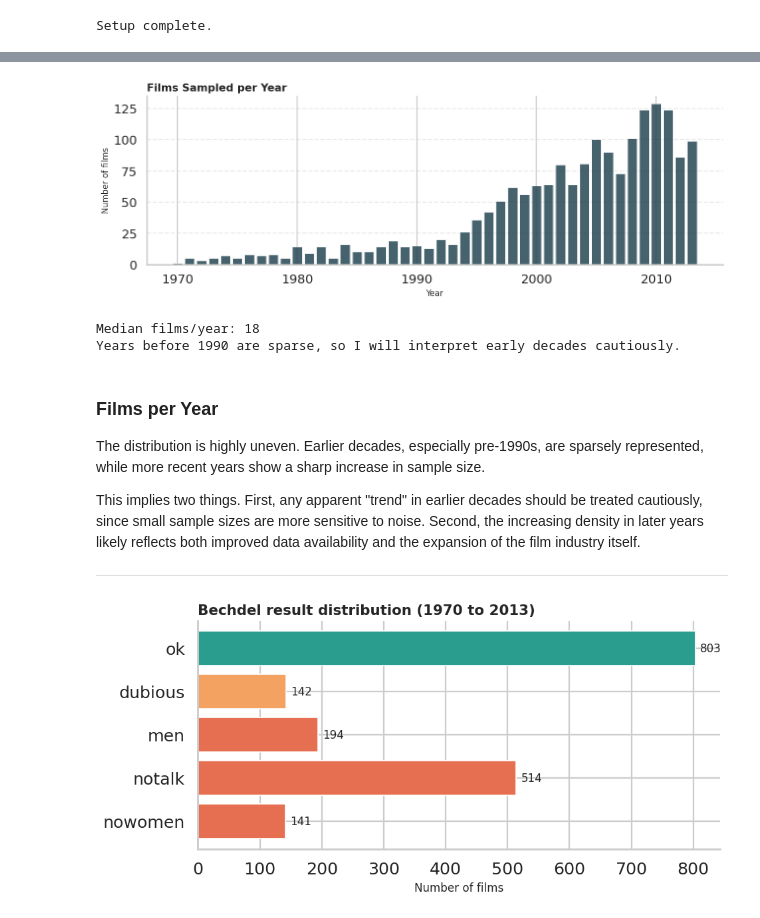
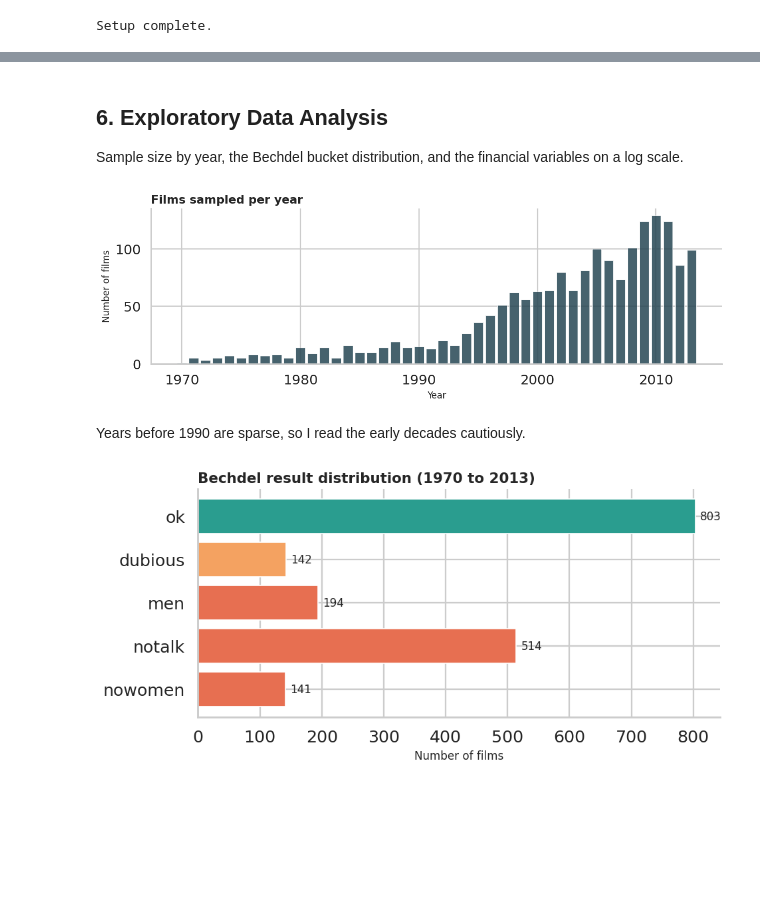
Before and after one commit to ZhangminLiu-psu/ds220-final-project-2, a Jupyter notebook: analysis.ipynb, the cells around one changed output, grey strips where cells are left out. Saved outputs shown, nothing was run; the diff lists cells and outputs as text; code cells hidden in the pictures; blank space fills up the shorter version.

```diff
--- a/analysis.ipynb
+++ b/analysis.ipynb
@@ -108,5 +72,5 @@ The next cell handles loading whether you're running this in Colab (where the CS
 # %%
-# Colab-only: prompt to upload the CSV. Silently skipped when running locally.
+# Colab: prompt to upload the CSV. Skipped silently when running locally.
 try:
     from google.colab import files
     if not (os.path.exists('movies.csv') or os.path.exists('data/movies.csv')):
@@ -114,15 +78,12 @@ try:
 except (ImportError, ModuleNotFoundError):
     pass
 
-# Pick whichever path actually exists. Local layout puts the CSV in data/.
 if os.path.exists('data/movies.csv'):
     df = pd.read_csv('data/movies.csv')
 elif os.path.exists('movies.csv'):
     df = pd.read_csv('movies.csv')
 else:
-    raise FileNotFoundError(
-        'movies.csv not found. Upload it (Colab) or place it in data/movies.csv (local).'
-    )
+    raise FileNotFoundError('movies.csv not found.')
 
 print(f'Loaded {len(df):,} films from {df["year"].min()} to {df["year"].max()}.')
 # %% [output]
@@ -225,32 +160,20 @@ This shows where the data is dense versus sparse, where it may introduce bias, a
+# %% [markdown]
+## 6. Exploratory Data Analysis
+
+Sample size by year, the Bechdel bucket distribution, and the financial variables on a log scale.
 # %%
-# How many films do we have per year? This is a sanity check for sample size,
-# not a finding. If some years are very sparse, any "trend" in those years
-# could just be noise, so I want to know that up front.
 films_per_year = df.groupby('year').size()
 
-fig, ax = plt.subplots(figsize=(12, 4.5))
+fig, ax = plt.subplots(figsize=(11, 4))
 ax.bar(films_per_year.index, films_per_year.values,
        color=NEUTRAL, alpha=0.85, edgecolor='white', linewidth=0.6)
-ax.set_title('Films Sampled per Year', loc='left')
-ax.set_xlabel('Year')
-ax.set_ylabel('Number of films')
+ax.set_title('Films sampled per year', fontsize=14, loc='left')
+ax.set_xlabel('Year'); ax.set_ylabel('Number of films')
 ax.spines[['right', 'top']].set_visible(False)
-ax.grid(axis='y', linestyle='--', alpha=0.4)
 plt.tight_layout()
 plt.show()
-
-print(f'Median films/year: {films_per_year.median():.0f}')
-print('Years before 1990 are sparse, so I will interpret early decades cautiously.')
 # %% [output]
-[figure, old version]
+[figure, new version]
-Median films/year: 18
-Years before 1990 are sparse, so I will interpret early decades cautiously.
-# %% [markdown]
-### Films per Year
-
-The distribution is highly uneven. Earlier decades, especially pre-1990s, are sparsely represented, while more recent years show a sharp increase in sample size.
-
-This implies two things. First, any apparent "trend" in earlier decades should be treated cautiously, since small sample sizes are more sensitive to noise. Second, the increasing density in later years likely reflects both improved data availability and the expansion of the film industry itself.
-
----
+# %% [markdown]
+Years before 1990 are sparse, so I read the early decades cautiously.
 # %%
```
Also changed, not shown: parts of 81 cells of this notebook, 1 other file.
